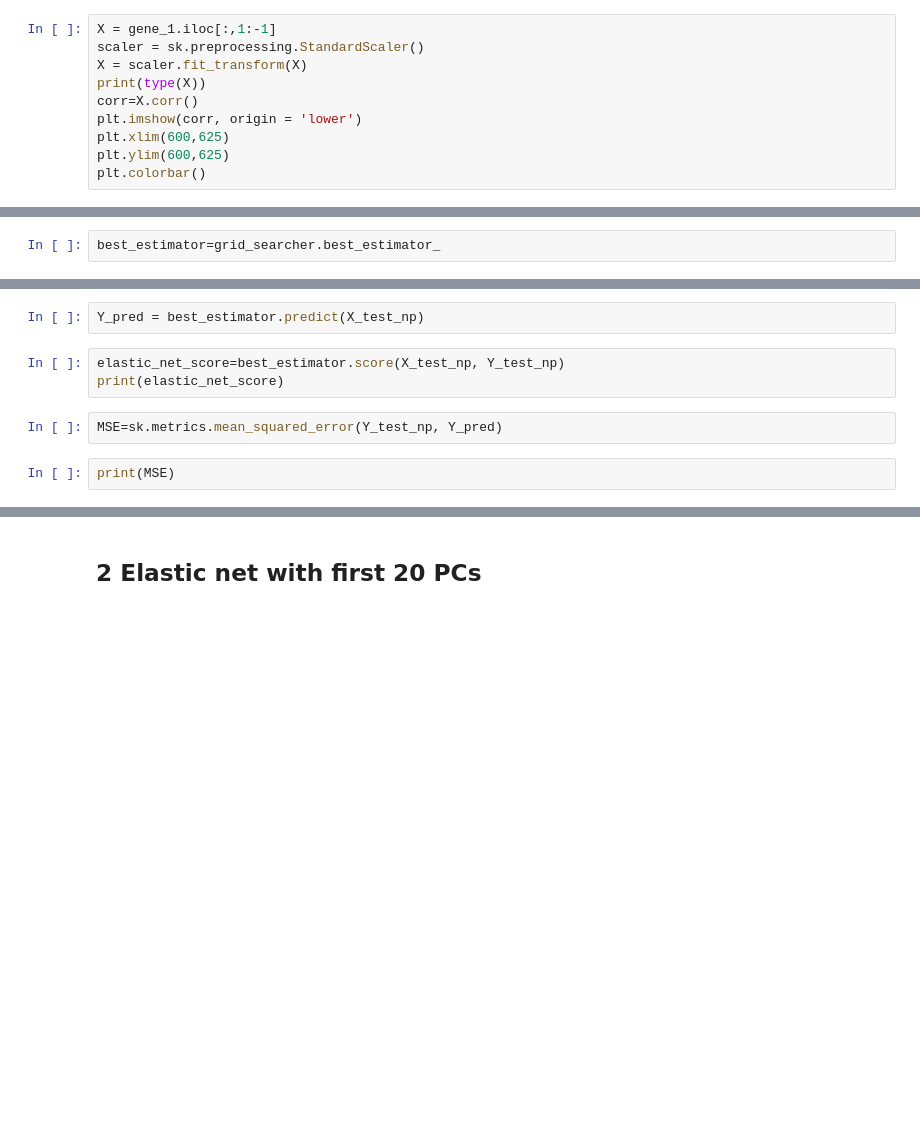
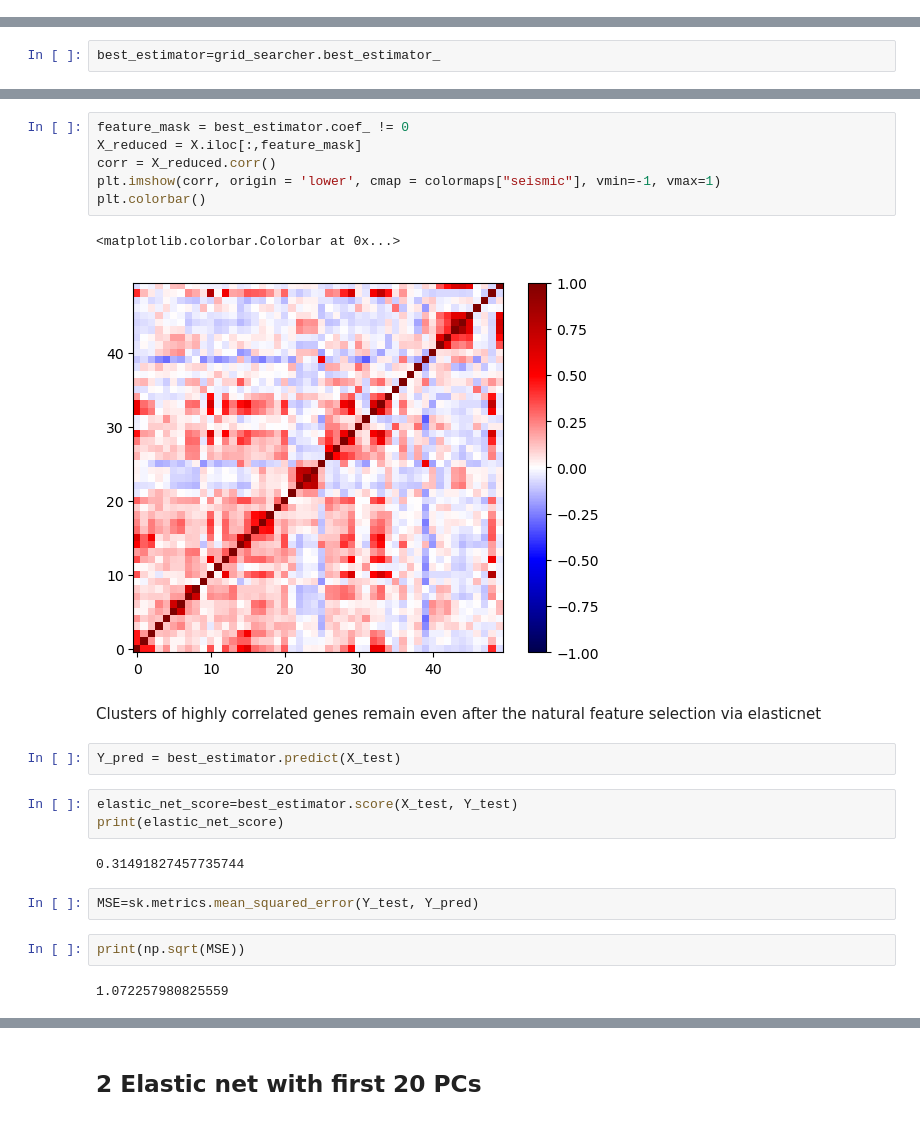
Before and after one commit to YviMa/predict_expression, a Jupyter notebook: notebooks/1_EDA_and_prototyping.ipynb, the cells around one changed output, grey strips where cells are left out. Drawn from its saved outputs; the diff is of its cells as text; blank space fills up the shorter version.

```diff
--- a/notebooks/1_EDA_and_prototyping.ipynb
+++ b/notebooks/1_EDA_and_prototyping.ipynb
@@ -42,13 +53,3 @@ plt.show()
 # %%
 # log2 transform
 gene_1['Expression']=np.log2(gene_1['Expression']+1)
-# %%
-X = gene_1.iloc[:,1:-1]
-scaler = sk.preprocessing.StandardScaler()
-X = scaler.fit_transform(X)
-print(type(X))
-corr=X.corr()
-plt.imshow(corr, origin = 'lower')
-plt.xlim(600,625)
-plt.ylim(600,625)
-plt.colorbar()
@@ -137,10 +181,25 @@ print(len(best_estimator.coef_))
+# %%
+feature_mask = best_estimator.coef_ != 0
+X_reduced = X.iloc[:,feature_mask]
+corr = X_reduced.corr()
+plt.imshow(corr, origin = 'lower', cmap = colormaps["seismic"], vmin=-1, vmax=1)
+plt.colorbar()
+# %% [output]
+<matplotlib.colorbar.Colorbar at 0x...>
+[figure, added]
+# %% [markdown]
+Clusters of highly correlated genes remain even after the natural feature selection via elasticnet
 # %%
-Y_pred = best_estimator.predict(X_test_np)
+Y_pred = best_estimator.predict(X_test)
 # %%
-elastic_net_score=best_estimator.score(X_test_np, Y_test_np)
+elastic_net_score=best_estimator.score(X_test, Y_test)
 print(elastic_net_score)
+# %% [output]
+0.31491827457735744
 # %%
-MSE=sk.metrics.mean_squared_error(Y_test_np, Y_pred)
+MSE=sk.metrics.mean_squared_error(Y_test, Y_pred)
 # %%
-print(MSE)
+print(np.sqrt(MSE))
+# %% [output]
+1.072257980825559
 # %%
```
Also changed, not shown: parts of 50 cells of this notebook.
